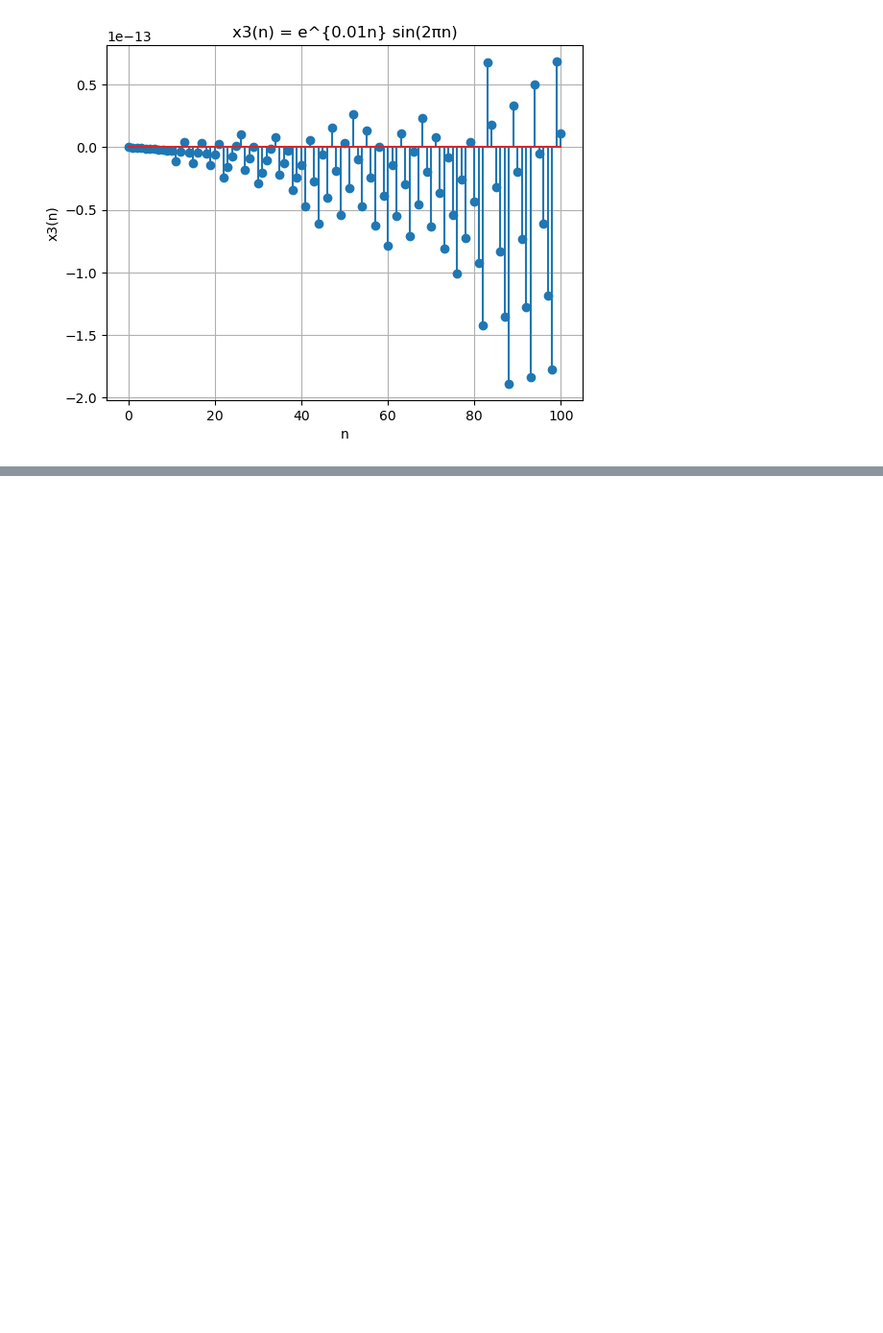
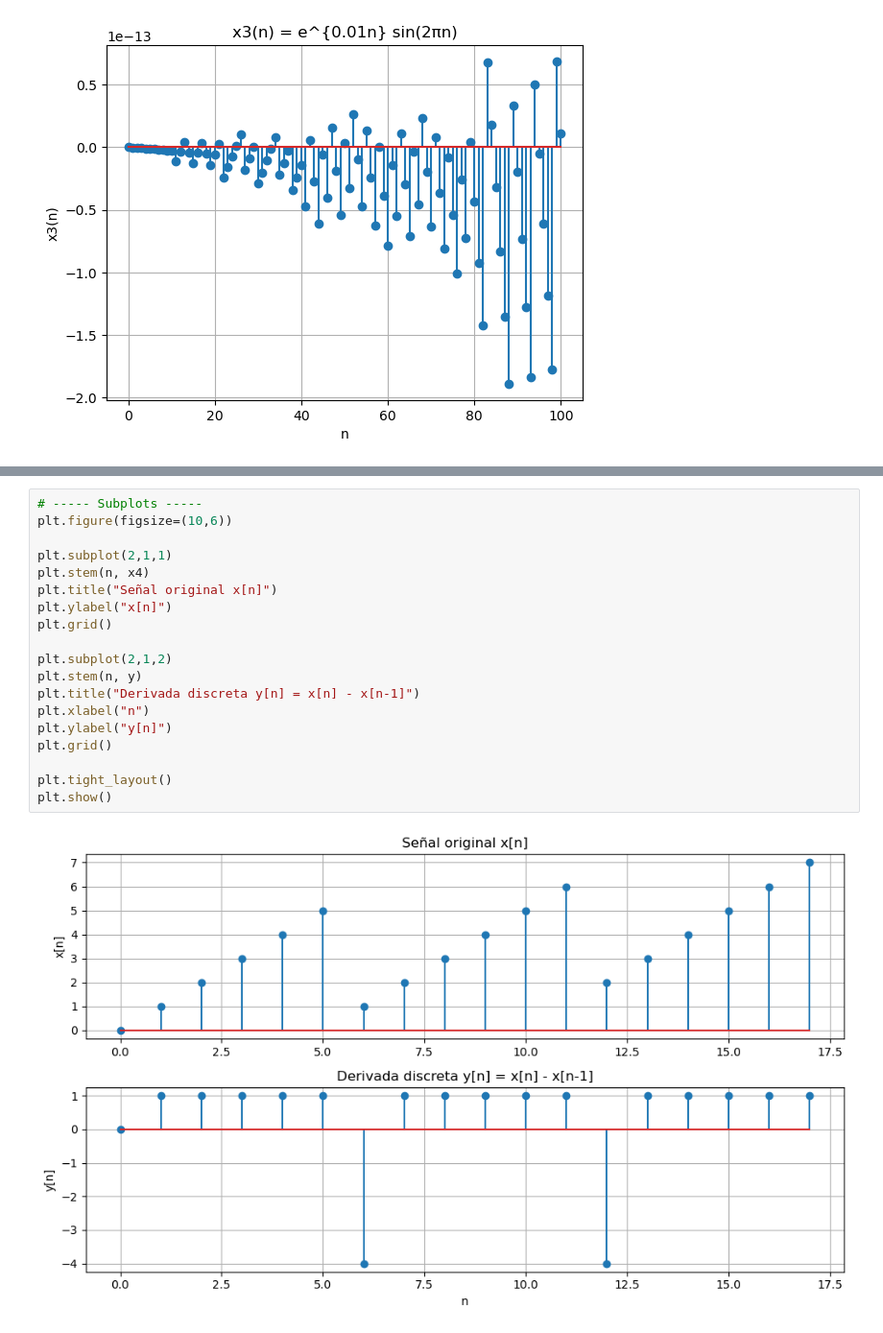
Before and after one commit to decagsito/Biosenales_20261, a Jupyter notebook: Practica_2.ipynb, the cells around one changed output, grey strips where cells are left out. Shown at 96% size. Saved outputs shown, nothing was run; the diff lists cells and outputs as text; blank space fills up the shorter version.

```diff
--- a/Practica_2.ipynb
+++ b/Practica_2.ipynb
@@ -128,0 +149,21 @@ plt.show()
+# %%
+# ----- Subplots -----
+plt.figure(figsize=(10,6))
+
+plt.subplot(2,1,1)
+plt.stem(n, x4)
+plt.title("Señal original x[n]")
+plt.ylabel("x[n]")
+plt.grid()
+
+plt.subplot(2,1,2)
+plt.stem(n, y)
+plt.title("Derivada discreta y[n] = x[n] - x[n-1]")
+plt.xlabel("n")
+plt.ylabel("y[n]")
+plt.grid()
+
+plt.tight_layout()
+plt.show()
+# %% [output]
+[figure, added]
```
Also changed, not shown: parts of 6 cells of this notebook.
